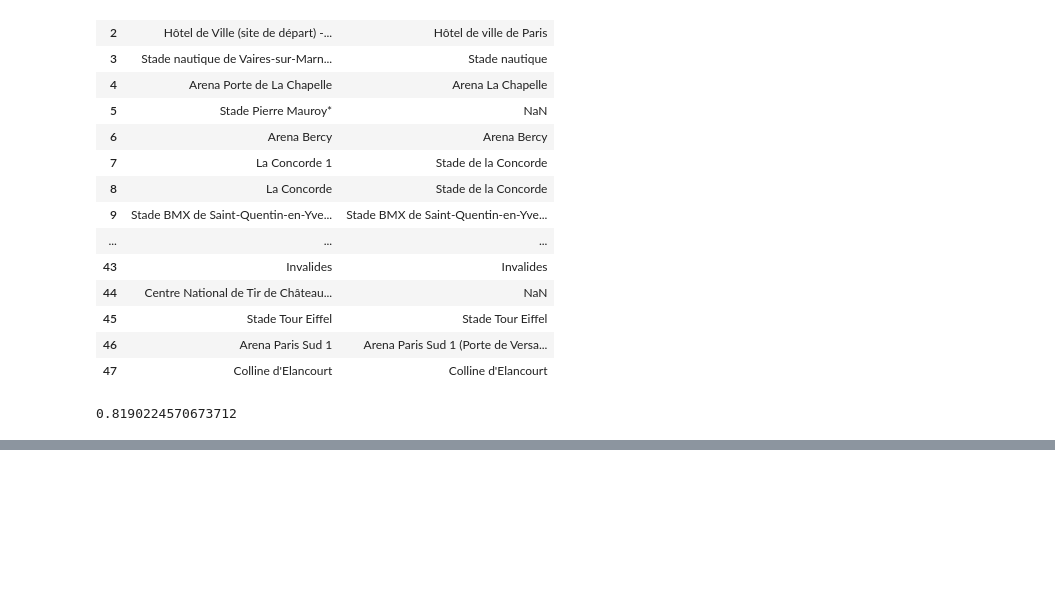
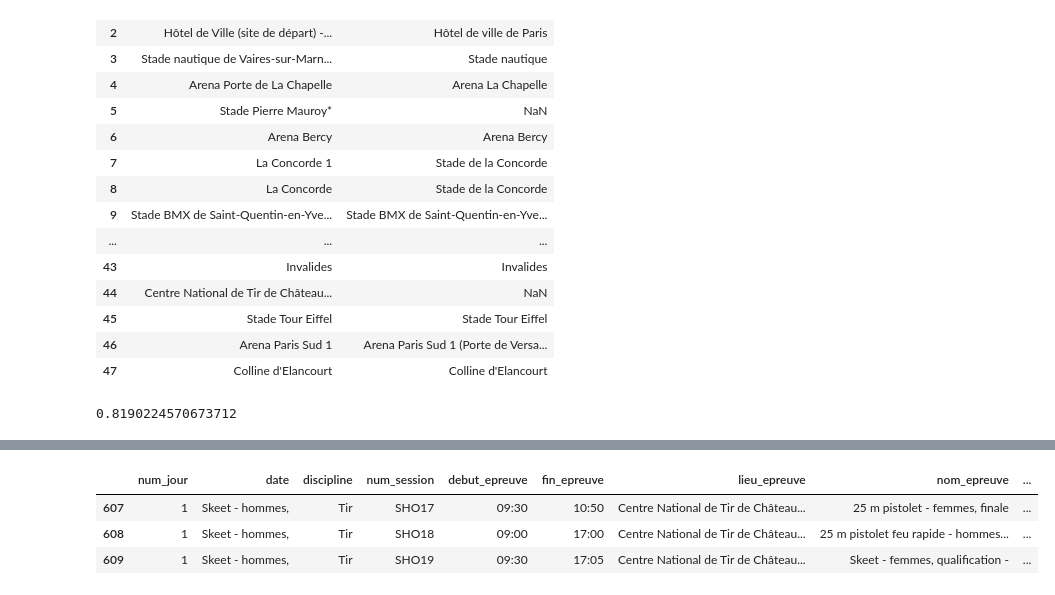
Before and after one commit to pierreantoineviudes/infra_jo_viz, a Jupyter notebook: data_preprocessing/Preprocessing_recap.ipynb, the cells around one changed output, grey strips where cells are left out. Cells and saved outputs as stored; diff of their text form; code cells hidden in the pictures; blank space fills up the shorter version.

Commit message:
Clean data

```diff
--- a/data_preprocessing/Preprocessing_recap.ipynb
+++ b/data_preprocessing/Preprocessing_recap.ipynb
@@ -302,10 +319,21 @@ df4 = pd.merge(df3, df1, how='left', on="NOM")
 df4.loc[df4['Geo Point'].notna(), 'latitude'] = df4.loc[df4['Geo Point'].notna(), 'Geo Point'].apply(lambda x: float(x.split(', ')[0]))
 df4.loc[df4['Geo Point'].notna(), 'longitude'] = df4.loc[df4['Geo Point'].notna(), 'Geo Point'].apply(lambda x: float(x.split(', ')[1]))
 
+
+# process dates
+df4.loc[df4['date'] == 'dimanche 28 J', 'date'] = 'Dimanche 28 Juillet'
+df4.loc[df4['date'] == 'Lundi 29 J', 'date'] = 'Lundi 29 Juillet'
+df4.loc[df4['date'] == 'dimanche 11 Août', 'date'] = 'Dimanche 11 Août'
+df4.loc[df4['date'] == 'Dim 11 Août', 'date'] = 'Dimanche 11 Août'
+df4.loc[df4['date'] == 'Dim 4 Août', 'date'] = 'Dimanche 4 Août'
+df4.loc[df4['date'] == 'Dim 28 Juillet', 'date'] = 'Dimanche 28 Juillet'
+df4.loc[df4['date'] == 'dimanche 4 Août', 'date'] = 'Dimanche 4 Août'
+df4.loc[df4['date'] == 'dimanche 28 Juillet', 'date'] = 'Dimanche 28 Juillet'
+
 # filtrer les nan
 print(len(df4.loc[df4['Geo Point'].notna()])/len(df4)) # --> on garde 80% des infras
 
 df4 = df4.loc[df4['Geo Point'].notna()]
-#df4.to_csv('../data/session_planning_pars_with_loc_v12.csv')
+df4.to_csv('../data/session_planning_pars_with_loc_v14.csv')
 # %% [output]
 0.8190224570673712
@@ -311,0 +369,7 @@ df4 = df4.loc[df4['Geo Point'].notna()]
+# %%
+df4.loc[df4['date'] == 'Skeet - hommes,']
+# %% [output]
+|  | num_jour | date | discipline | num_session | debut_epreuve | fin_epreuve | lieu_epreuve | nom_epreuve | ... |
+| 607 | 1 | Skeet - hommes, | Tir | SHO17 | 09:30 | 10:50 | Centre National de Tir de Château... | 25 m pistolet - femmes, finale | ... |
+| 608 | 1 | Skeet - hommes, | Tir | SHO18 | 09:00 | 17:00 | Centre National de Tir de Château... | 25 m pistolet feu rapide - hommes... | ... |
+| 609 | 1 | Skeet - hommes, | Tir | SHO19 | 09:30 | 17:05 | Centre National de Tir de Château... | Skeet - femmes, qualification - | ... |
```
Also changed, not shown: parts of 6 cells of this notebook, 2 other files.
